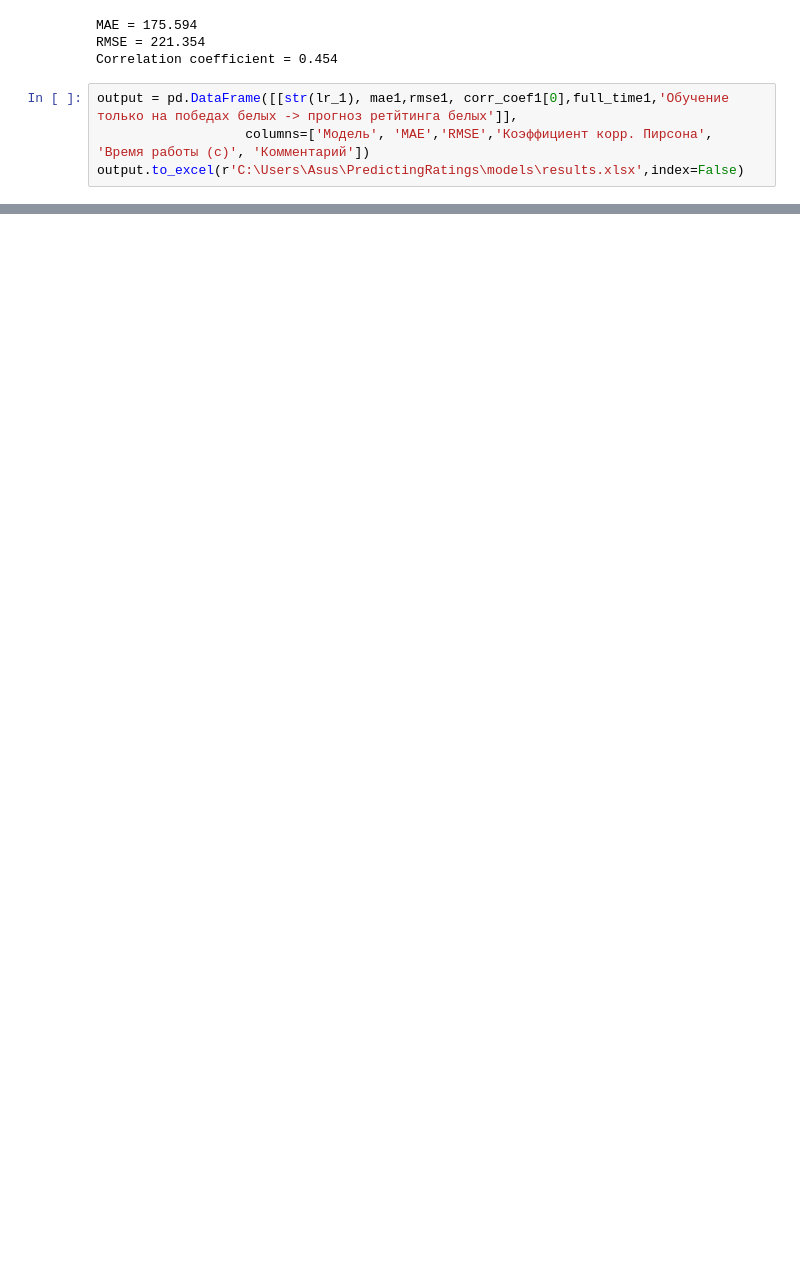
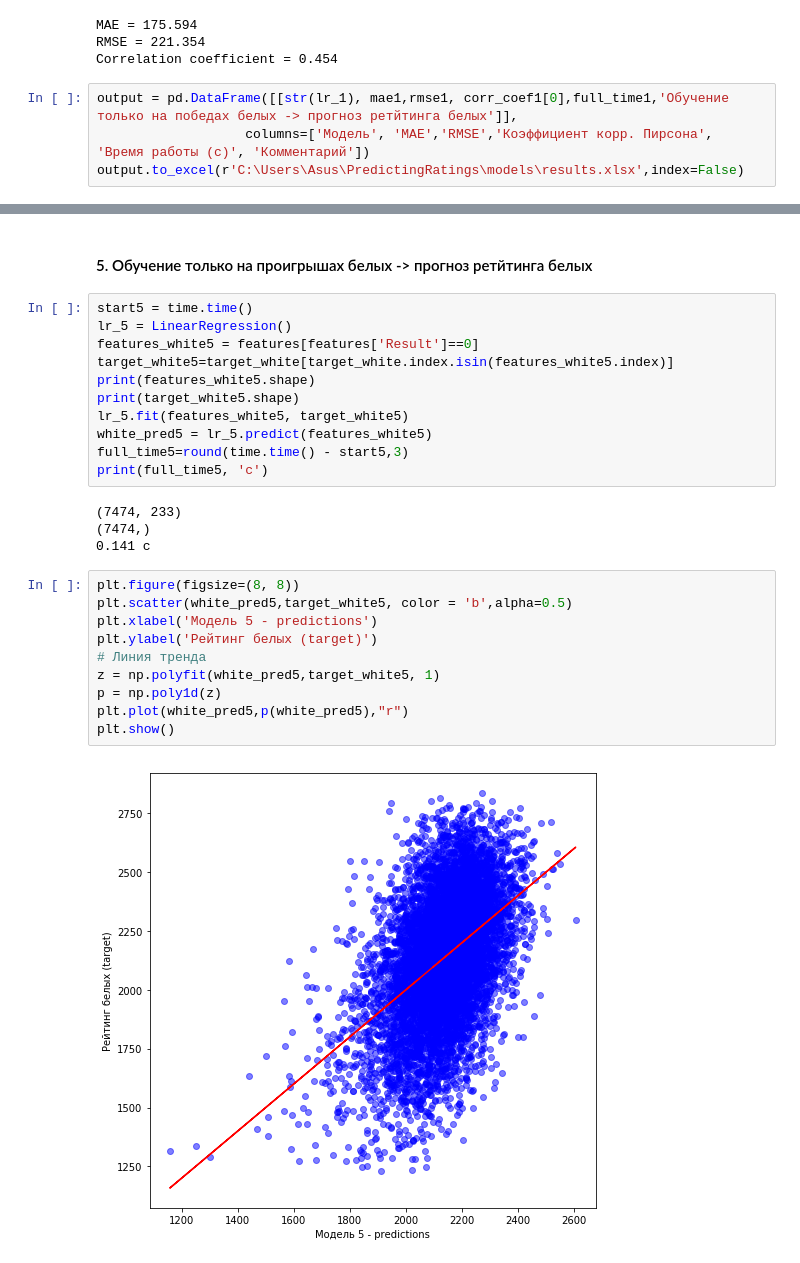
Before and after one commit to polinarod/PredictingRaitings, a Jupyter notebook: models/baseline.ipynb, the cells around one changed output, grey strips where cells are left out. Drawn from its saved outputs; the diff is of its cells as text; blank space fills up the shorter version.

```diff
--- a/models/baseline.ipynb
+++ b/models/baseline.ipynb
@@ -120,0 +271,29 @@ output.to_excel(r'C:\Users\Asus\PredictingRatings\models\results.xlsx',index=Fal
+# %% [markdown]
+#### 5. Обучение только на проигрышах белых -> прогноз ретйтинга белых
+# %%
+start5 = time.time()
+lr_5 = LinearRegression()
+features_white5 = features[features['Result']==0]
+target_white5=target_white[target_white.index.isin(features_white5.index)]
+print(features_white5.shape)
+print(target_white5.shape)
+lr_5.fit(features_white5, target_white5)
+white_pred5 = lr_5.predict(features_white5)
+full_time5=round(time.time() - start5,3)
+print(full_time5, 'c')
+# %% [output]
+(7474, 233)
+(7474,)
+0.141 c
+# %%
+plt.figure(figsize=(8, 8))
+plt.scatter(white_pred5,target_white5, color = 'b',alpha=0.5)
+plt.xlabel('Модель 5 - predictions')
+plt.ylabel('Рейтинг белых (target)')
+# Линия тренда
+z = np.polyfit(white_pred5,target_white5, 1)
+p = np.poly1d(z)
+plt.plot(white_pred5,p(white_pred5),"r")
+plt.show()
+# %% [output]
+[figure, added]
```
Also changed, not shown: parts of 25 cells of this notebook, 1 other file.
